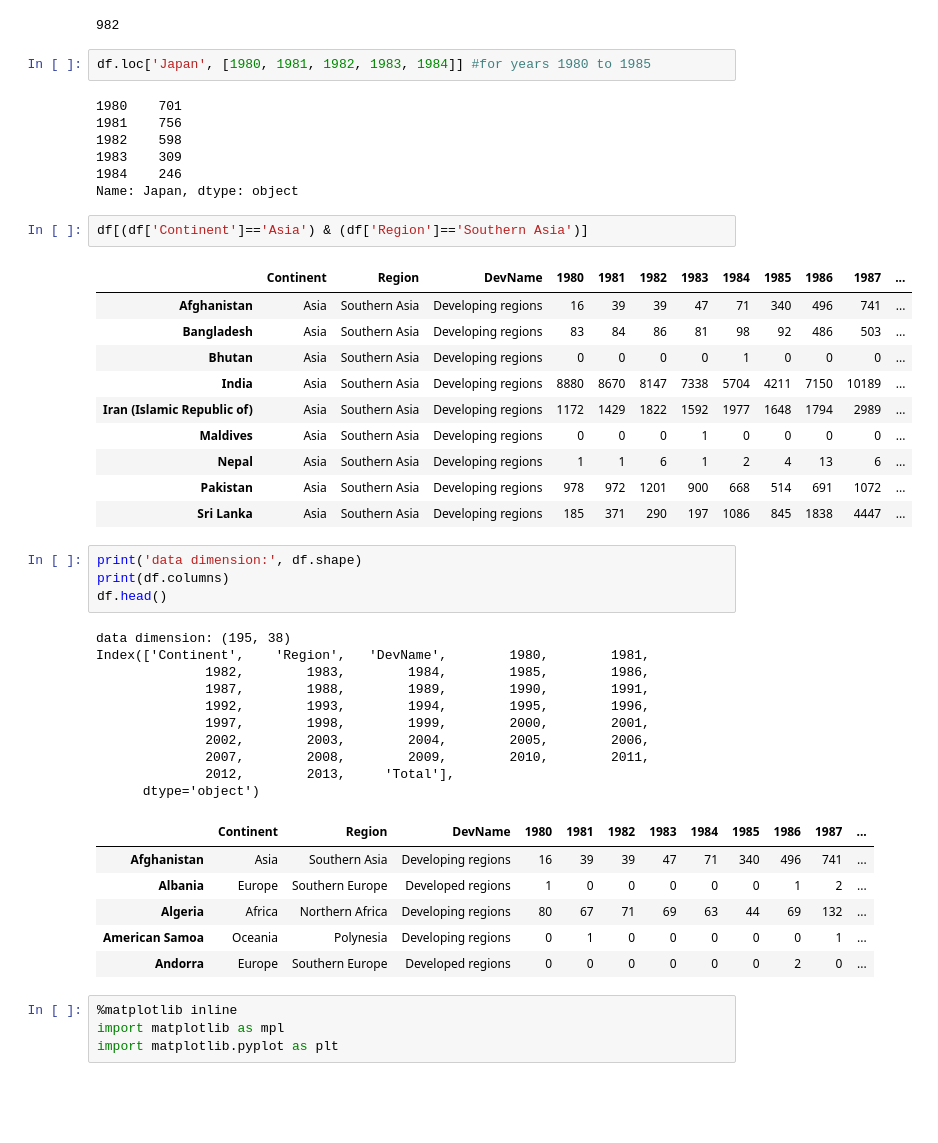
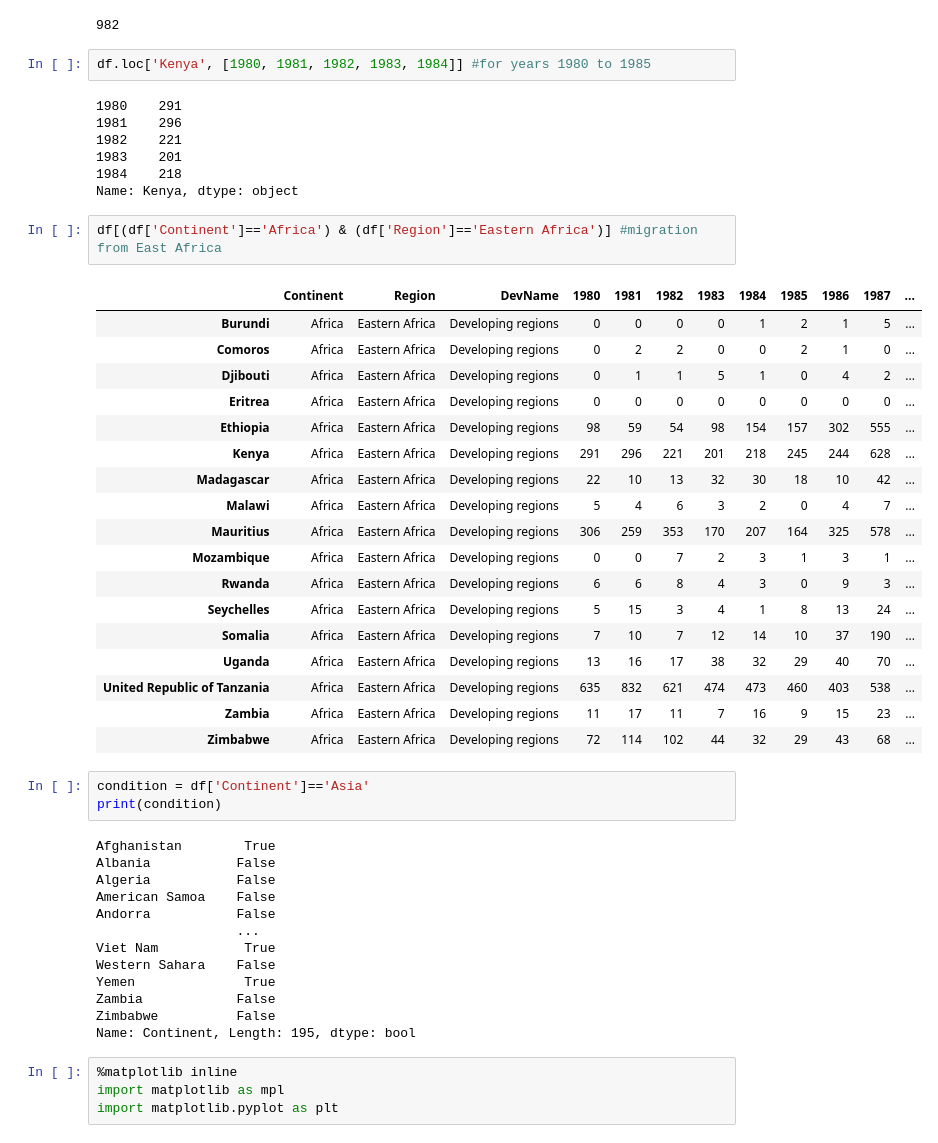
Before and after one commit to Jaeljane/Data-visualization, a Jupyter notebook: Matplotlib.ipynb, the cells around one changed output. Drawn from its saved outputs; the diff is of its cells as text; blank space fills up the shorter version.

```diff
--- a/Matplotlib.ipynb
+++ b/Matplotlib.ipynb
@@ -229,48 +229,51 @@ df.iloc[87, 36]
 # %% [output]
 982
 # %%
-df.loc['Japan', [1980, 1981, 1982, 1983, 1984]] #for years 1980 to 1985
+df.loc['Kenya', [1980, 1981, 1982, 1983, 1984]] #for years 1980 to 1985
 # %% [output]
-1980    701
-1981    756
-1982    598
-1983    309
-1984    246
-Name: Japan, dtype: object
+1980    291
+1981    296
+1982    221
+1983    201
+1984    218
+Name: Kenya, dtype: object
 # %%
-df[(df['Continent']=='Asia') & (df['Region']=='Southern Asia')]
+df[(df['Continent']=='Africa') & (df['Region']=='Eastern Africa')] #migration from East Africa
 # %% [output]
 |  | Continent | Region | DevName | 1980 | 1981 | 1982 | 1983 | 1984 | 1985 | 1986 | 1987 | ... |
-| Afghanistan | Asia | Southern Asia | Developing regions | 16 | 39 | 39 | 47 | 71 | 340 | 496 | 741 | ... |
-| Bangladesh | Asia | Southern Asia | Developing regions | 83 | 84 | 86 | 81 | 98 | 92 | 486 | 503 | ... |
-| Bhutan | Asia | Southern Asia | Developing regions | 0 | 0 | 0 | 0 | 1 | 0 | 0 | 0 | ... |
-| India | Asia | Southern Asia | Developing regions | 8880 | 8670 | 8147 | 7338 | 5704 | 4211 | 7150 | 10189 | ... |
-| Iran (Islamic Republic of) | Asia | Southern Asia | Developing regions | 1172 | 1429 | 1822 | 1592 | 1977 | 1648 | 1794 | 2989 | ... |
-| Maldives | Asia | Southern Asia | Developing regions | 0 | 0 | 0 | 1 | 0 | 0 | 0 | 0 | ... |
-| Nepal | Asia | Southern Asia | Developing regions | 1 | 1 | 6 | 1 | 2 | 4 | 13 | 6 | ... |
-| Pakistan | Asia | Southern Asia | Developing regions | 978 | 972 | 1201 | 900 | 668 | 514 | 691 | 1072 | ... |
-| Sri Lanka | Asia | Southern Asia | Developing regions | 185 | 371 | 290 | 197 | 1086 | 845 | 1838 | 4447 | ... |
+| Burundi | Africa | Eastern Africa | Developing regions | 0 | 0 | 0 | 0 | 1 | 2 | 1 | 5 | ... |
+| Comoros | Africa | Eastern Africa | Developing regions | 0 | 2 | 2 | 0 | 0 | 2 | 1 | 0 | ... |
+| Djibouti | Africa | Eastern Africa | Developing regions | 0 | 1 | 1 | 5 | 1 | 0 | 4 | 2 | ... |
+| Eritrea | Africa | Eastern Africa | Developing regions | 0 | 0 | 0 | 0 | 0 | 0 | 0 | 0 | ... |
+| Ethiopia | Africa | Eastern Africa | Developing regions | 98 | 59 | 54 | 98 | 154 | 157 | 302 | 555 | ... |
+| Kenya | Africa | Eastern Africa | Developing regions | 291 | 296 | 221 | 201 | 218 | 245 | 244 | 628 | ... |
+| Madagascar | Africa | Eastern Africa | Developing regions | 22 | 10 | 13 | 32 | 30 | 18 | 10 | 42 | ... |
+| Malawi | Africa | Eastern Africa | Developing regions | 5 | 4 | 6 | 3 | 2 | 0 | 4 | 7 | ... |
+| Mauritius | Africa | Eastern Africa | Developing regions | 306 | 259 | 353 | 170 | 207 | 164 | 325 | 578 | ... |
+| Mozambique | Africa | Eastern Africa | Developing regions | 0 | 0 | 7 | 2 | 3 | 1 | 3 | 1 | ... |
+| Rwanda | Africa | Eastern Africa | Developing regions | 6 | 6 | 8 | 4 | 3 | 0 | 9 | 3 | ... |
+| Seychelles | Africa | Eastern Africa | Developing regions | 5 | 15 | 3 | 4 | 1 | 8 | 13 | 24 | ... |
+| Somalia | Africa | Eastern Africa | Developing regions | 7 | 10 | 7 | 12 | 14 | 10 | 37 | 190 | ... |
+| Uganda | Africa | Eastern Africa | Developing regions | 13 | 16 | 17 | 38 | 32 | 29 | 40 | 70 | ... |
+| United Republic of Tanzania | Africa | Eastern Africa | Developing regions | 635 | 832 | 621 | 474 | 473 | 460 | 403 | 538 | ... |
+| Zambia | Africa | Eastern Africa | Developing regions | 11 | 17 | 11 | 7 | 16 | 9 | 15 | 23 | ... |
+| Zimbabwe | Africa | Eastern Africa | Developing regions | 72 | 114 | 102 | 44 | 32 | 29 | 43 | 68 | ... |
-# %%
-print('data dimension:', df.shape)
-print(df.columns)
-df.head()
-# %% [output]
-data dimension: (195, 38)
-Index(['Continent',    'Region',   'DevName',        1980,        1981,
-              1982,        1983,        1984,        1985,        1986,
-              1987,        1988,        1989,        1990,        1991,
-              1992,        1993,        1994,        1995,        1996,
-              1997,        1998,        1999,        2000,        2001,
-              2002,        2003,        2004,        2005,        2006,
-              2007,        2008,        2009,        2010,        2011,
-              2012,        2013,     'Total'],
-      dtype='object')
-|  | Continent | Region | DevName | 1980 | 1981 | 1982 | 1983 | 1984 | 1985 | 1986 | 1987 | ... |
-| Afghanistan | Asia | Southern Asia | Developing regions | 16 | 39 | 39 | 47 | 71 | 340 | 496 | 741 | ... |
-| Albania | Europe | Southern Europe | Developed regions | 1 | 0 | 0 | 0 | 0 | 0 | 1 | 2 | ... |
-| Algeria | Africa | Northern Africa | Developing regions | 80 | 67 | 71 | 69 | 63 | 44 | 69 | 132 | ... |
-| American Samoa | Oceania | Polynesia | Developing regions | 0 | 1 | 0 | 0 | 0 | 0 | 0 | 1 | ... |
-| Andorra | Europe | Southern Europe | Developed regions | 0 | 0 | 0 | 0 | 0 | 0 | 2 | 0 | ... |
+# %%
+condition = df['Continent']=='Asia'
+print(condition)
+# %% [output]
+Afghanistan        True
+Albania           False
+Algeria           False
+American Samoa    False
+Andorra           False
+                  ...
+Viet Nam           True
+Western Sahara    False
+Yemen              True
+Zambia            False
+Zimbabwe          False
+Name: Continent, Length: 195, dtype: bool
 # %%
 %matplotlib inline
 import matplotlib as mpl
```
Also changed, not shown: parts of 14 cells of this notebook.
